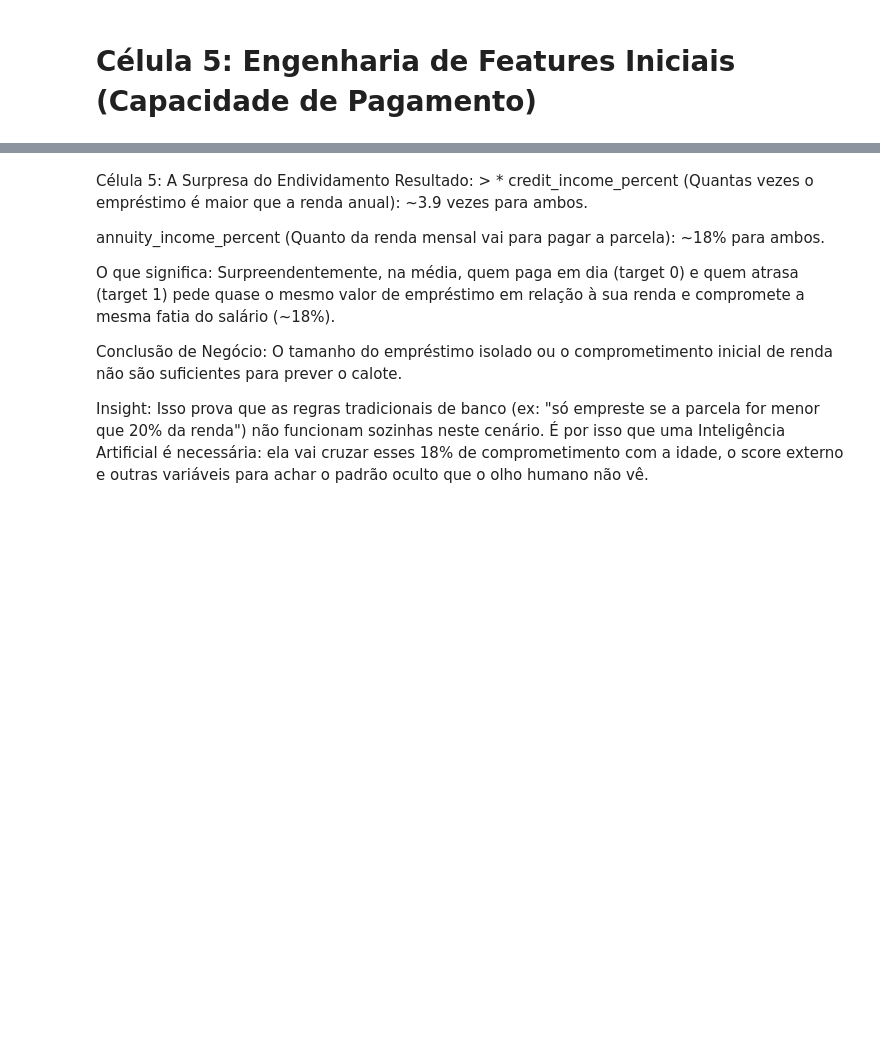
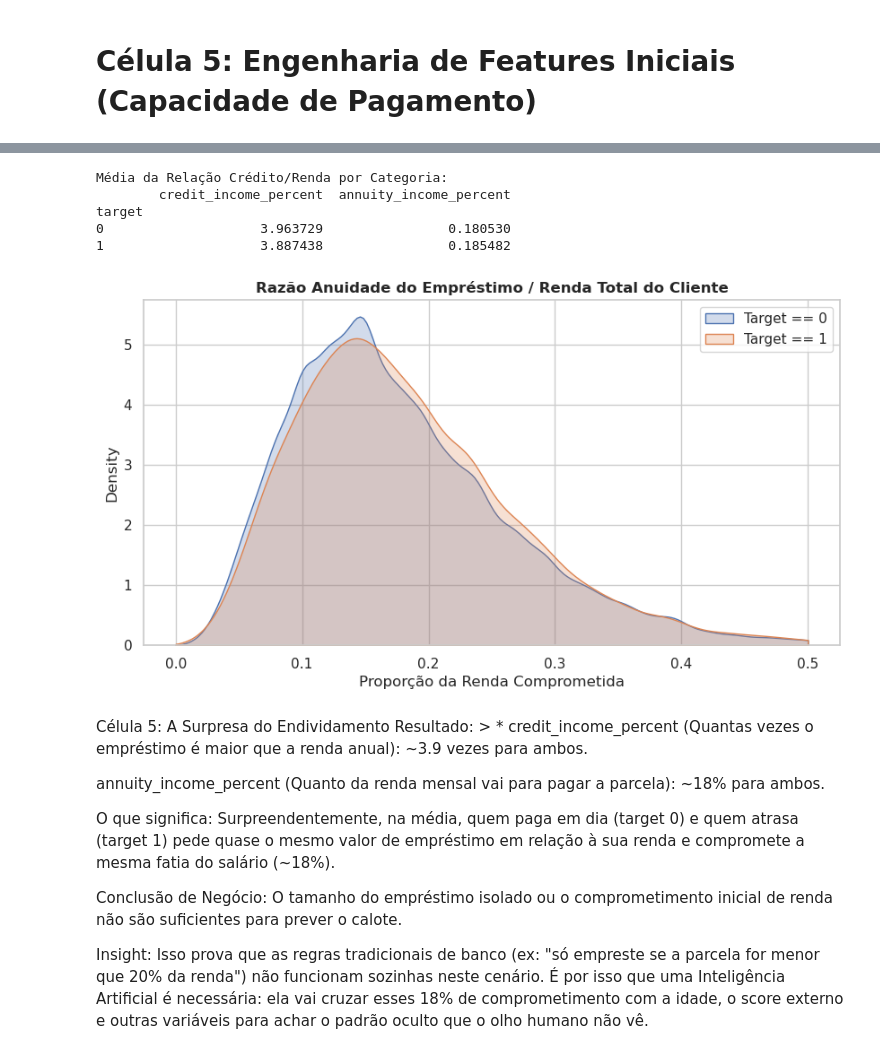
Before and after one commit to YuriKnebel/ProjetoFinalPosFIA-Individual, a Jupyter notebook: data-platform/DataPipeline/exp_analysis.ipynb, the cells around one changed output, grey strips where cells are left out. Saved outputs shown, nothing was run; the diff lists cells and outputs as text; code cells hidden in the pictures; blank space fills up the shorter version.

```diff
--- a/data-platform/DataPipeline/exp_analysis.ipynb
+++ b/data-platform/DataPipeline/exp_analysis.ipynb
@@ -495,6 +499,6 @@ Name: target, dtype: float64
 # Célula 5: Engenharia de Features Iniciais (Capacidade de Pagamento)
 # %%
 # Criando proxies de saúde financeira para entender o endividamento
-df['credit_income_percent'] = df['amt_credit'] / df['amt_income_total']
-df['annuity_income_percent'] = df['amt_annuity'] / df['amt_income_total']
+df['fe_credit_income_percent'] = df['amt_credit'] / df['amt_income_total']
+df['fe_annuity_income_percent'] = df['amt_annuity'] / df['amt_income_total']
 # %%
@@ -521,12 +526,19 @@ Name: target, dtype: float64
 # %%
 print("Média da Relação Crédito/Renda por Categoria:")
 print(df.groupby('target')[['credit_income_percent', 'annuity_income_percent']].mean())
 
 # Plotando a relação de Anuidade/Renda
 plt.figure(figsize=(10, 5))
-sns.kdeplot(df.loc[df['target'] == 0, 'annuity_income_percent'], label='Target == 0', fill=True, clip=(0, 0.5))
-sns.kdeplot(df.loc[df['target'] == 1, 'annuity_income_percent'], label='Target == 1', fill=True, clip=(0, 0.5))
+sns.kdeplot(df.loc[df['target'] == 0, 'fe_annuity_income_percent'], label='Target == 0', fill=True, clip=(0, 0.5))
+sns.kdeplot(df.loc[df['target'] == 1, 'fe_annuity_income_percent'], label='Target == 1', fill=True, clip=(0, 0.5))
 plt.title('Razão Anuidade do Empréstimo / Renda Total do Cliente', fontsize=12, fontweight='bold')
 plt.xlabel('Proporção da Renda Comprometida')
 plt.legend()
 plt.show()
+# %% [output]
+Média da Relação Crédito/Renda por Categoria:
+        credit_income_percent  annuity_income_percent
+target
+0                    3.963729                0.180530
+1                    3.887438                0.185482
+[figure, added]
```
Also changed, not shown: parts of 24 cells of this notebook.
